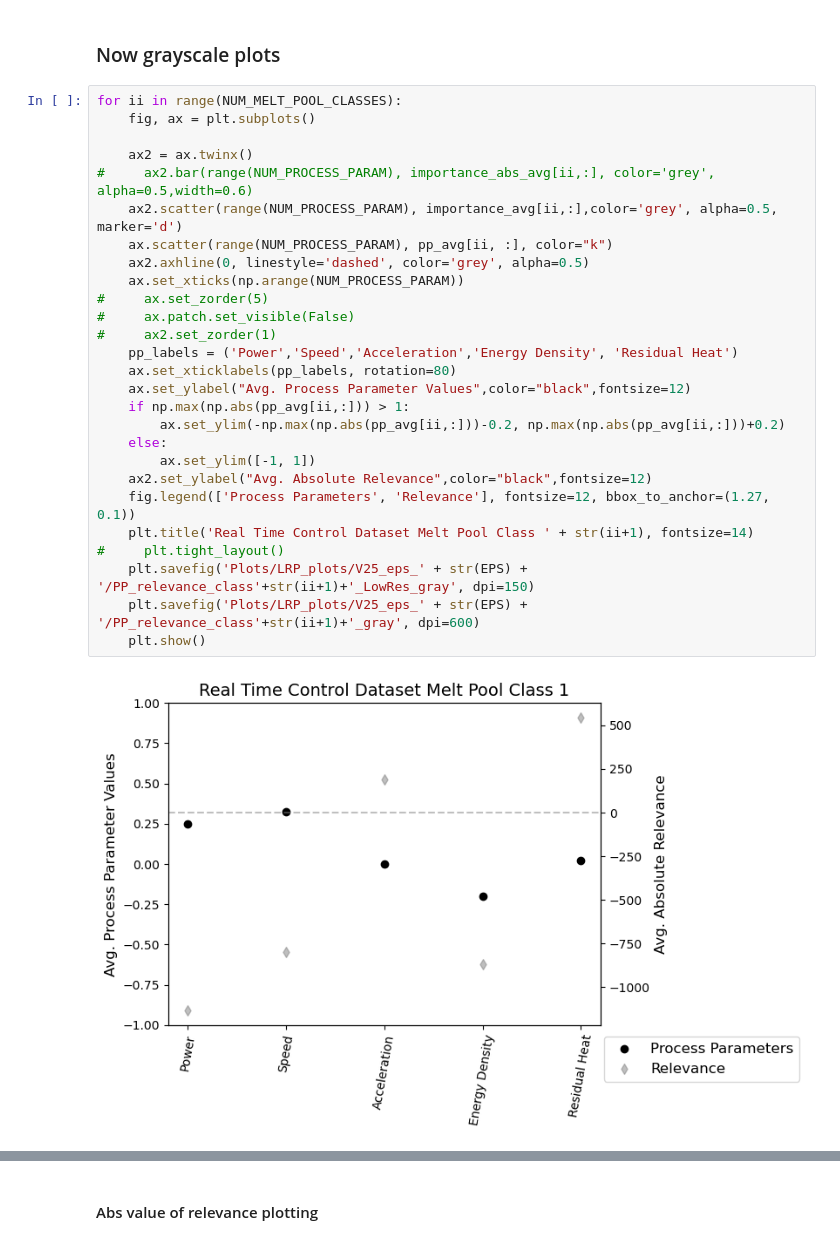
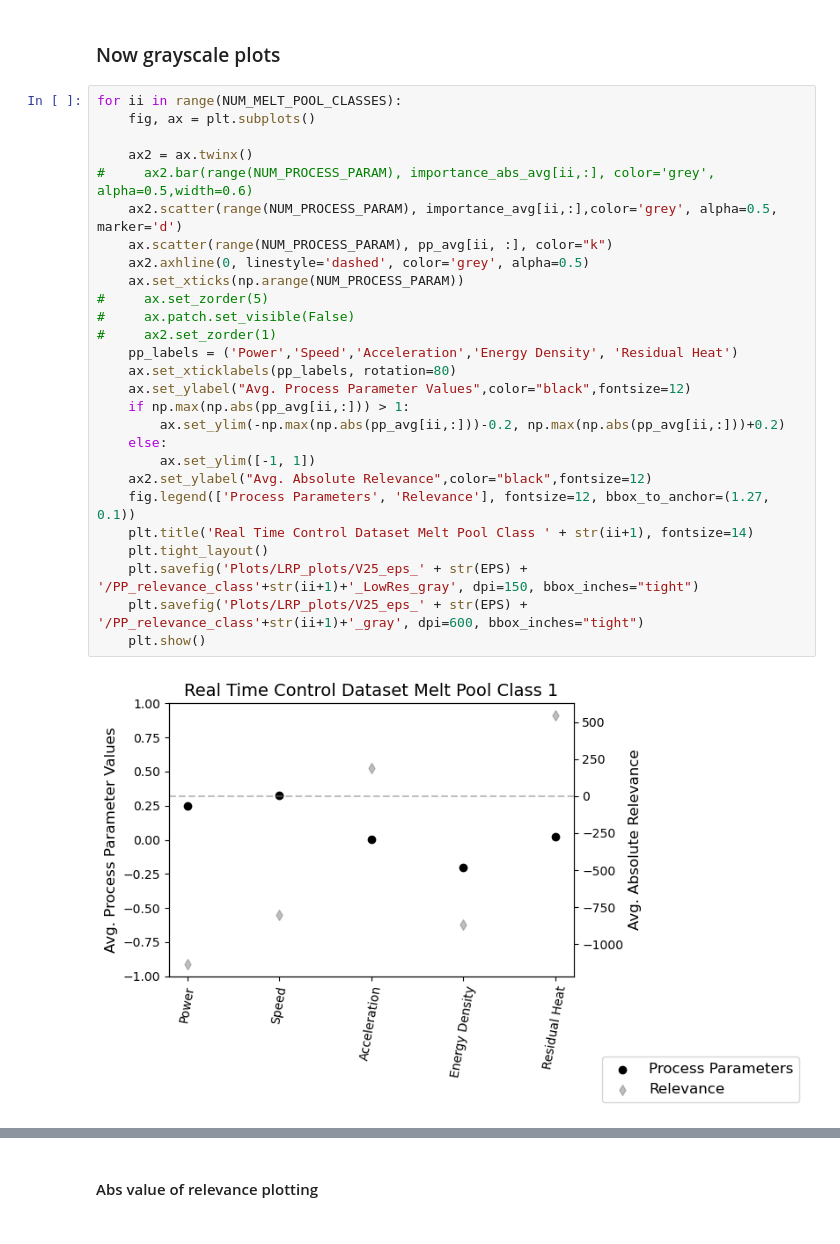
Before and after one commit to satomm1/LPBF_Cluster_And_XAI, a Jupyter notebook: src/LRP_RTC.ipynb, the cells around one changed output, grey strips where cells are left out. Drawn from its saved outputs; the diff is of its cells as text.

```diff
--- a/src/LRP_RTC.ipynb
+++ b/src/LRP_RTC.ipynb
@@ -635,29 +635,29 @@ for ii in range(NUM_MELT_POOL_CLASSES):
 # %%
 for ii in range(NUM_MELT_POOL_CLASSES):
     fig, ax = plt.subplots()
 
     ax2 = ax.twinx()
 #     ax2.bar(range(NUM_PROCESS_PARAM), importance_abs_avg[ii,:], color='grey', alpha=0.5,width=0.6)
     ax2.scatter(range(NUM_PROCESS_PARAM), importance_avg[ii,:],color='grey', alpha=0.5, marker='d')
     ax.scatter(range(NUM_PROCESS_PARAM), pp_avg[ii, :], color="k")
     ax2.axhline(0, linestyle='dashed', color='grey', alpha=0.5)
     ax.set_xticks(np.arange(NUM_PROCESS_PARAM))
 #     ax.set_zorder(5)
 #     ax.patch.set_visible(False)
 #     ax2.set_zorder(1)
     pp_labels = ('Power','Speed','Acceleration','Energy Density', 'Residual Heat')
     ax.set_xticklabels(pp_labels, rotation=80)
     ax.set_ylabel("Avg. Process Parameter Values",color="black",fontsize=12)
     if np.max(np.abs(pp_avg[ii,:])) > 1:
         ax.set_ylim(-np.max(np.abs(pp_avg[ii,:]))-0.2, np.max(np.abs(pp_avg[ii,:]))+0.2)
     else:
         ax.set_ylim([-1, 1])
     ax2.set_ylabel("Avg. Absolute Relevance",color="black",fontsize=12)
     fig.legend(['Process Parameters', 'Relevance'], fontsize=12, bbox_to_anchor=(1.27, 0.1))
     plt.title('Real Time Control Dataset Melt Pool Class ' + str(ii+1), fontsize=14)
-#     plt.tight_layout()
-    plt.savefig('Plots/LRP_plots/V25_eps_' + str(EPS) + '/PP_relevance_class'+str(ii+1)+'_LowRes_gray', dpi=150)
-    plt.savefig('Plots/LRP_plots/V25_eps_' + str(EPS) + '/PP_relevance_class'+str(ii+1)+'_gray', dpi=600)
+    plt.tight_layout()
+    plt.savefig('Plots/LRP_plots/V25_eps_' + str(EPS) + '/PP_relevance_class'+str(ii+1)+'_LowRes_gray', dpi=150, bbox_inches="tight")
+    plt.savefig('Plots/LRP_plots/V25_eps_' + str(EPS) + '/PP_relevance_class'+str(ii+1)+'_gray', dpi=600, bbox_inches="tight")
     plt.show()
 # %% [output]
-[figure, old version]
+[figure, new version]
```
Also changed, not shown: parts of 1 cell of this notebook, 13 other files.
